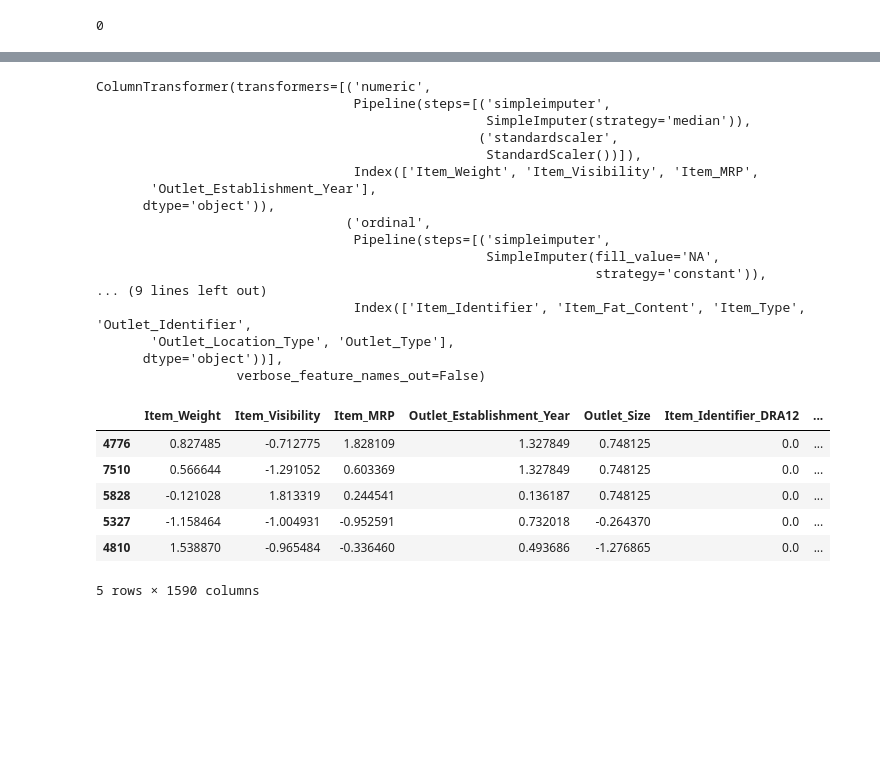
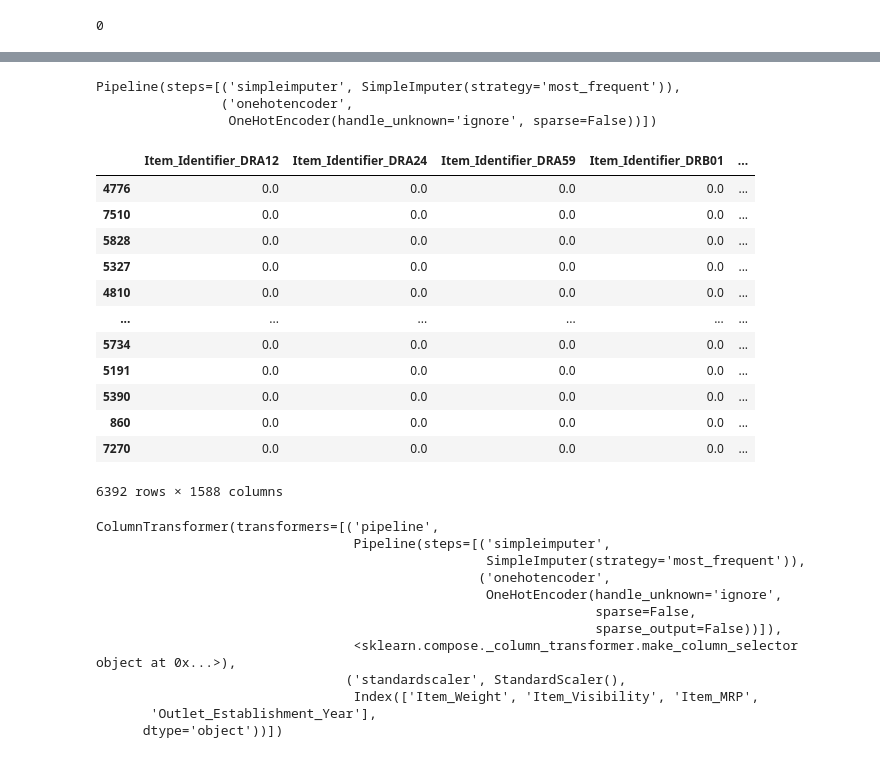
Before and after one commit to duwain/Prediction-of-Product-Sales, a Jupyter notebook: Project1_Part1_(1).ipynb, the cells around one changed output, grey strips where cells are left out. Cells and saved outputs as stored; diff of their text form; code cells hidden in the pictures; blank space fills up the shorter version.

```diff
--- a/Project1_Part1_(1).ipynb
+++ b/Project1_Part1_(1).ipynb
@@ -1093,0 +1012,4 @@ col_transformer = ColumnTransformer([num_tuple, ord_tuple, ohe_tuple],
+# %%
+# Creating a categorical data selector
+cat_selector = make_column_selector(dtype_include = 'object')
+cat_selector(X_train)
@@ -1094,36 +1024,45 @@ col_transformer = ColumnTransformer([num_tuple, ord_tuple, ohe_tuple],
+# %%
+# Creating a pipline for handling categorical data
+impute_categorical = SimpleImputer(strategy='most_frequent')
+encoder = OneHotEncoder(handle_unknown='ignore',sparse=False)
+
+cat_pipe = make_pipeline(impute_categorical,encoder)
+cat_pipe
+# %% [output]
+Pipeline(steps=[('simpleimputer', SimpleImputer(strategy='most_frequent')),
+                ('onehotencoder',
+                 OneHotEncoder(handle_unknown='ignore', sparse=False))])
 # %%
 # Fit on training data
-col_transformer.fit(X_train)
+cat_pipe.fit_transform(X_train[cat_selector(X_train)])
 # %% [output]
+|  | Item_Identifier_DRA12 | Item_Identifier_DRA24 | Item_Identifier_DRA59 | Item_Identifier_DRB01 | ... |
+| 4776 | 0.0 | 0.0 | 0.0 | 0.0 | ... |
+| 7510 | 0.0 | 0.0 | 0.0 | 0.0 | ... |
+| 5828 | 0.0 | 0.0 | 0.0 | 0.0 | ... |
+| 5327 | 0.0 | 0.0 | 0.0 | 0.0 | ... |
+| 4810 | 0.0 | 0.0 | 0.0 | 0.0 | ... |
+| ... | ... | ... | ... | ... | ... |
+| 5734 | 0.0 | 0.0 | 0.0 | 0.0 | ... |
+| 5191 | 0.0 | 0.0 | 0.0 | 0.0 | ... |
+| 5390 | 0.0 | 0.0 | 0.0 | 0.0 | ... |
+| 860 | 0.0 | 0.0 | 0.0 | 0.0 | ... |
+| 7270 | 0.0 | 0.0 | 0.0 | 0.0 | ... |
-ColumnTransformer(transformers=[('numeric',
-                                 Pipeline(steps=[('simpleimputer',
-                                                  SimpleImputer(strategy='median')),
-                                                 ('standardscaler',
-                                                  StandardScaler())]),
-                                 Index(['Item_Weight', 'Item_Visibility', 'Item_MRP',
-       'Outlet_Establishment_Year'],
-      dtype='object')),
-                                ('ordinal',
-                                 Pipeline(steps=[('simpleimputer',
-                                                  SimpleImputer(fill_value='NA',
-                                                                strategy='constant')),
-... (9 lines left out)
-                                 Index(['Item_Identifier', 'Item_Fat_Content', 'Item_Type', 'Outlet_Identifier',
-       'Outlet_Location_Type', 'Outlet_Type'],
-      dtype='object'))],
-                  verbose_feature_names_out=False)
+6392 rows × 1588 columns
-# %%
-# Transform the training data
-X_train_processed = col_transformer.transform(X_train)
-# Transform the testing data
-X_test_processed = col_transformer.transform(X_test)
-# View the processed training data
-X_train_processed.head()
-# %% [output]
-|  | Item_Weight | Item_Visibility | Item_MRP | Outlet_Establishment_Year | Outlet_Size | Item_Identifier_DRA12 | ... |
-| 4776 | 0.827485 | -0.712775 | 1.828109 | 1.327849 | 0.748125 | 0.0 | ... |
-| 7510 | 0.566644 | -1.291052 | 0.603369 | 1.327849 | 0.748125 | 0.0 | ... |
-| 5828 | -0.121028 | 1.813319 | 0.244541 | 0.136187 | 0.748125 | 0.0 | ... |
-| 5327 | -1.158464 | -1.004931 | -0.952591 | 0.732018 | -0.264370 | 0.0 | ... |
-| 4810 | 1.538870 | -0.965484 | -0.336460 | 0.493686 | -1.276865 | 0.0 | ... |
-5 rows × 1590 columns
+# %%
+prep = make_column_transformer((cat_pipe,cat_selector),
+                                       (scaler,num_cols))
+prep
+# %% [output]
+ColumnTransformer(transformers=[('pipeline',
+                                 Pipeline(steps=[('simpleimputer',
+                                                  SimpleImputer(strategy='most_frequent')),
+                                                 ('onehotencoder',
+                                                  OneHotEncoder(handle_unknown='ignore',
+                                                                sparse=False,
+                                                                sparse_output=False))]),
+                                 <sklearn.compose._column_transformer.make_column_selector object at 0x...>),
+                                ('standardscaler', StandardScaler(),
+                                 Index(['Item_Weight', 'Item_Visibility', 'Item_MRP',
+       'Outlet_Establishment_Year'],
+      dtype='object'))])
```
Also changed, not shown: parts of 13 cells of this notebook.
